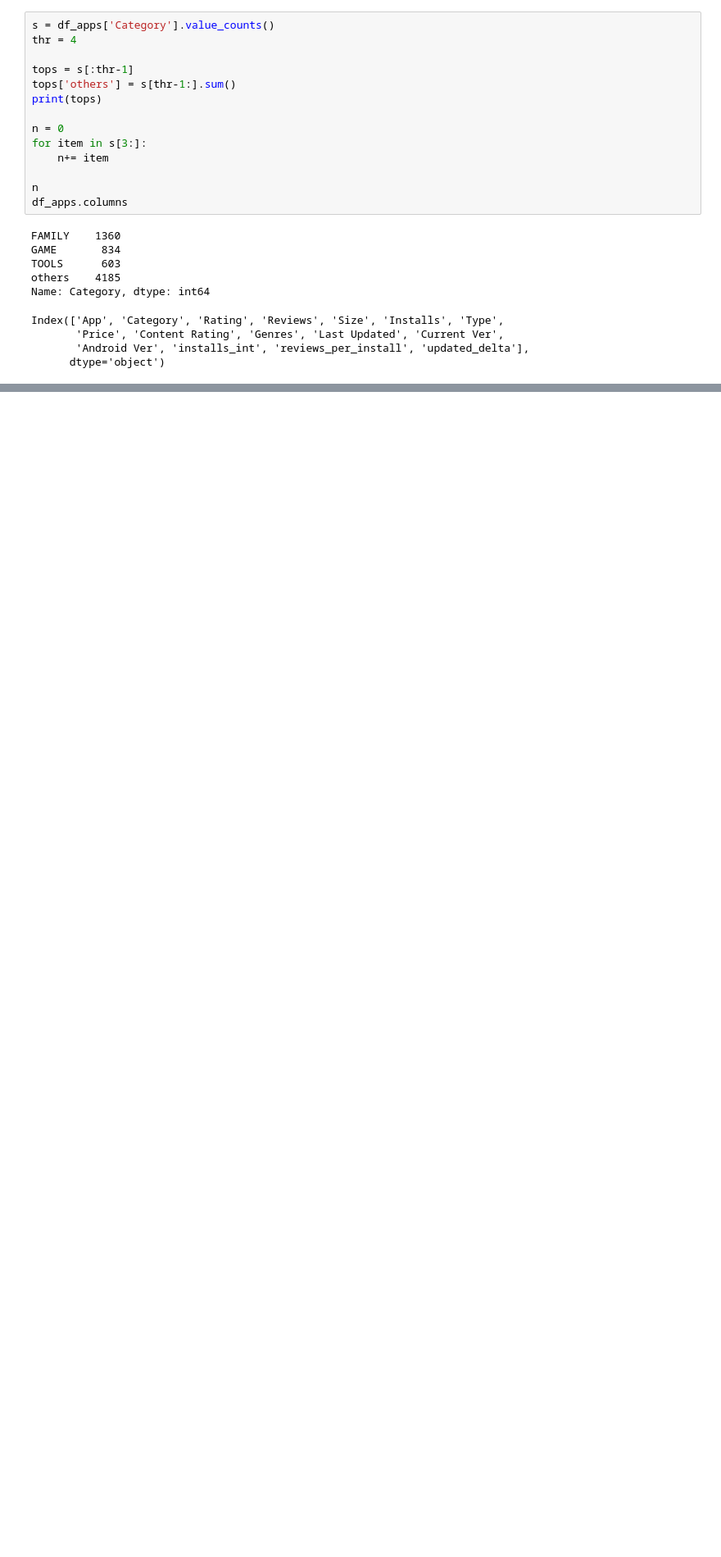
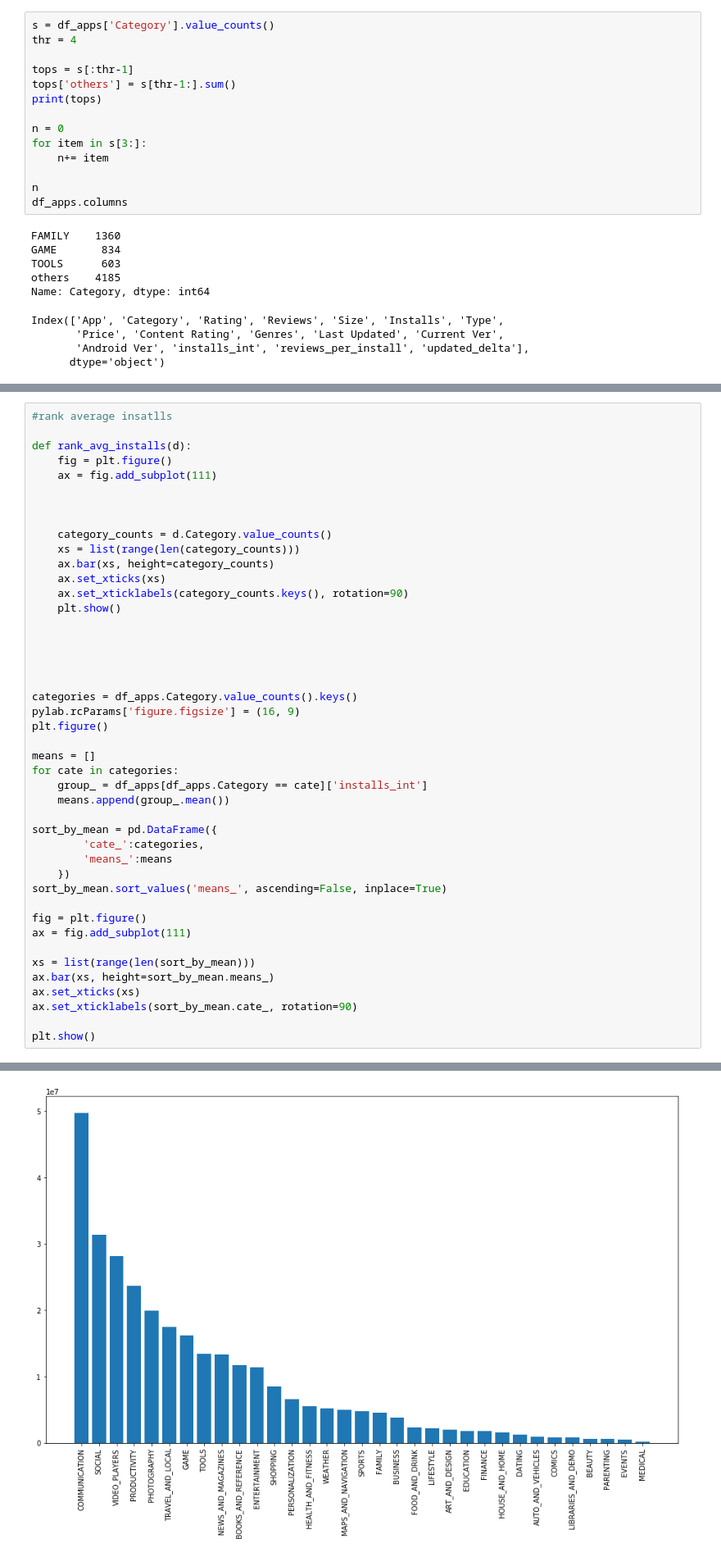
Before and after one commit to Jasonshi001/IE5374_project, a Jupyter notebook: draft_.ipynb, the cells around one changed output, grey strips where cells are left out. Shown at 82% size. Saved outputs shown, nothing was run; the diff lists cells and outputs as text; blank space fills up the shorter version.

```diff
--- a/draft_.ipynb
+++ b/draft_.ipynb
@@ -231,0 +269,45 @@ plt.show()
+# %%
+#rank average insatlls
+
+def rank_avg_installs(d):
+    fig = plt.figure()
+    ax = fig.add_subplot(111)
+
+
+
+    category_counts = d.Category.value_counts()
+    xs = list(range(len(category_counts)))
+    ax.bar(xs, height=category_counts)
+    ax.set_xticks(xs)
+    ax.set_xticklabels(category_counts.keys(), rotation=90)
+    plt.show()
+
+
+
+
+
+categories = df_apps.Category.value_counts().keys()
+pylab.rcParams['figure.figsize'] = (16, 9)
+plt.figure()
+
+means = []
+for cate in categories:
+    group_ = df_apps[df_apps.Category == cate]['installs_int']
+    means.append(group_.mean())
+
+sort_by_mean = pd.DataFrame({
+        'cate_':categories,
+        'means_':means
+    })
+sort_by_mean.sort_values('means_', ascending=False, inplace=True)
+
+fig = plt.figure()
+ax = fig.add_subplot(111)
+
+xs = list(range(len(sort_by_mean)))
+ax.bar(xs, height=sort_by_mean.means_)
+ax.set_xticks(xs)
+ax.set_xticklabels(sort_by_mean.cate_, rotation=90)
+
+plt.show()
+# %% [output]
@@ -232,2 +315,3 @@ plt.show()
+[figure, added]
 # %%
 df_apps.columns
```
Also changed, not shown: parts of 5 cells of this notebook.
